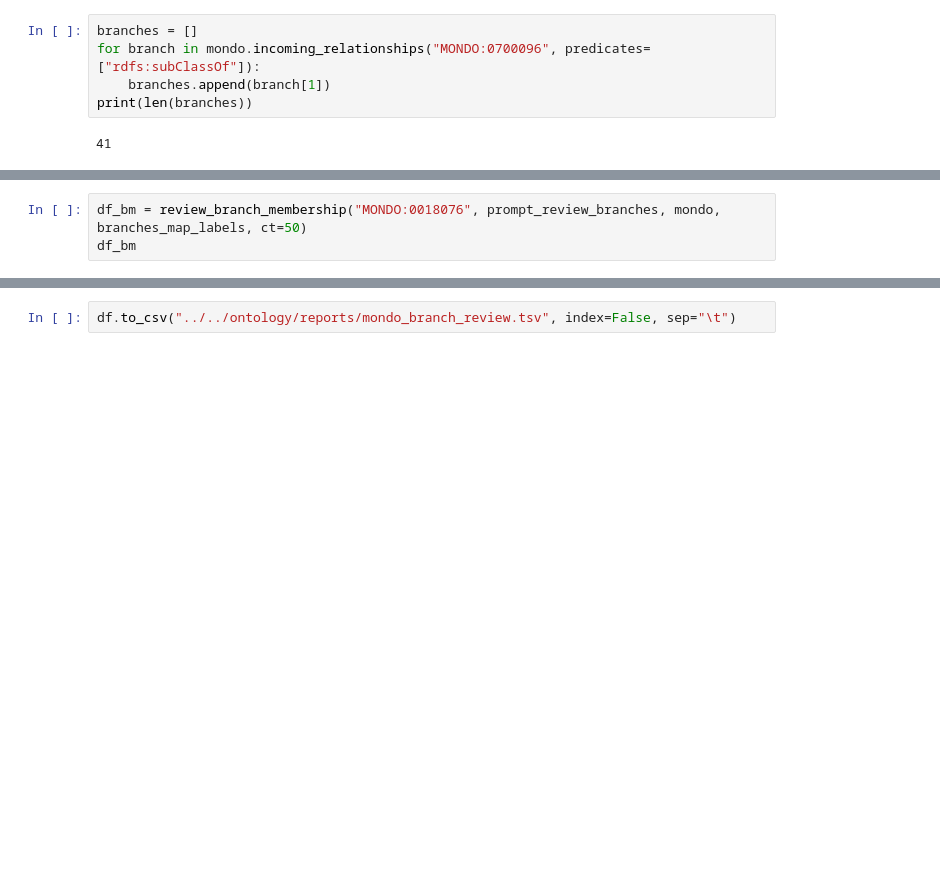
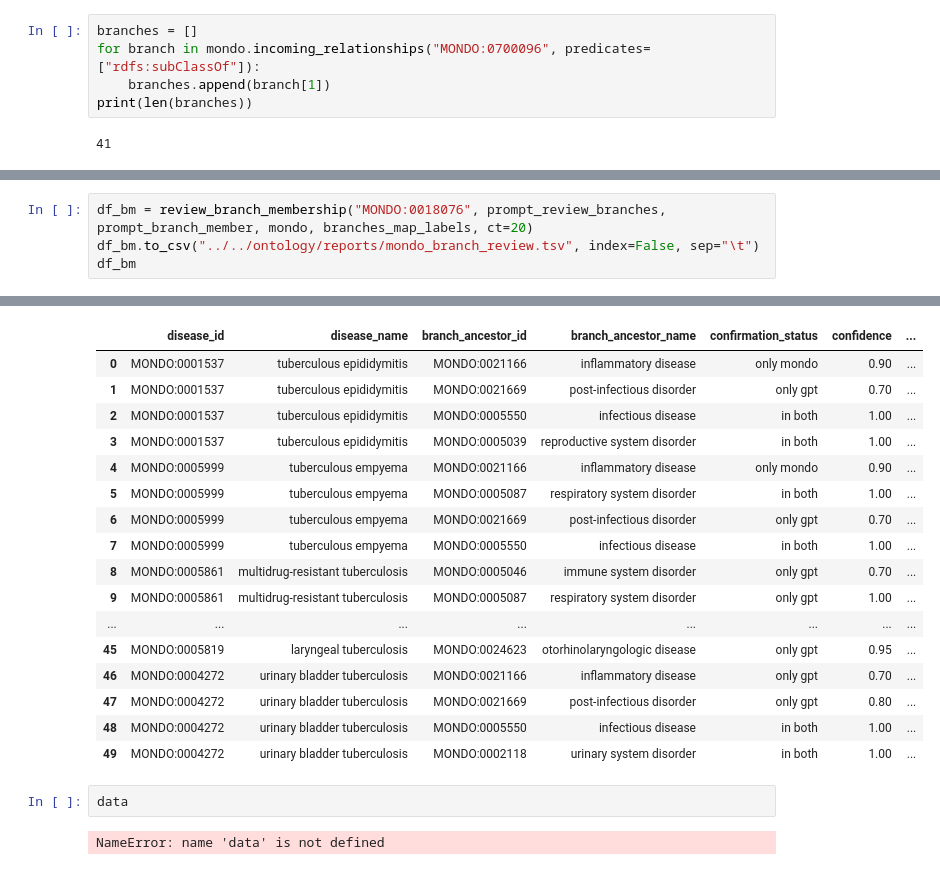
Before and after one commit to monarch-initiative/mondo, a Jupyter notebook: src/scripts/notebooks/mondo-gpt.ipynb, the cells around one changed output, grey strips where cells are left out. Saved outputs shown, nothing was run; the diff lists cells and outputs as text; blank space fills up the shorter version.

```diff
--- a/src/scripts/notebooks/mondo-gpt.ipynb
+++ b/src/scripts/notebooks/mondo-gpt.ipynb
@@ -264,4 +303,5 @@ def review_branch_membership(branch, prompt, ontology, branches_map_labels, ct =
 # %%
-df_bm = review_branch_membership("MONDO:0018076", prompt_review_branches, mondo, branches_map_labels, ct=50)
+df_bm = review_branch_membership("MONDO:0018076", prompt_review_branches, prompt_branch_member, mondo, branches_map_labels, ct=20)
+df_bm.to_csv("../../ontology/reports/mondo_branch_review.tsv", index=False, sep="\t")
 df_bm
 # %% [output]
@@ -285,2 +325,21 @@ df_bm
+|  | disease_id | disease_name | branch_ancestor_id | branch_ancestor_name | confirmation_status | confidence | ... |
+| 0 | MONDO:0001537 | tuberculous epididymitis | MONDO:0021166 | inflammatory disease | only mondo | 0.90 | ... |
+| 1 | MONDO:0001537 | tuberculous epididymitis | MONDO:0021669 | post-infectious disorder | only gpt | 0.70 | ... |
+| 2 | MONDO:0001537 | tuberculous epididymitis | MONDO:0005550 | infectious disease | in both | 1.00 | ... |
+| 3 | MONDO:0001537 | tuberculous epididymitis | MONDO:0005039 | reproductive system disorder | in both | 1.00 | ... |
+| 4 | MONDO:0005999 | tuberculous empyema | MONDO:0021166 | inflammatory disease | only mondo | 0.90 | ... |
+| 5 | MONDO:0005999 | tuberculous empyema | MONDO:0005087 | respiratory system disorder | in both | 1.00 | ... |
+| 6 | MONDO:0005999 | tuberculous empyema | MONDO:0021669 | post-infectious disorder | only gpt | 0.70 | ... |
+| 7 | MONDO:0005999 | tuberculous empyema | MONDO:0005550 | infectious disease | in both | 1.00 | ... |
+| 8 | MONDO:0005861 | multidrug-resistant tuberculosis | MONDO:0005046 | immune system disorder | only gpt | 0.70 | ... |
+| 9 | MONDO:0005861 | multidrug-resistant tuberculosis | MONDO:0005087 | respiratory system disorder | only gpt | 1.00 | ... |
+| ... | ... | ... | ... | ... | ... | ... | ... |
+| 45 | MONDO:0005819 | laryngeal tuberculosis | MONDO:0024623 | otorhinolaryngologic disease | only gpt | 0.95 | ... |
+| 46 | MONDO:0004272 | urinary bladder tuberculosis | MONDO:0021166 | inflammatory disease | only gpt | 0.70 | ... |
+| 47 | MONDO:0004272 | urinary bladder tuberculosis | MONDO:0021669 | post-infectious disorder | only gpt | 0.80 | ... |
+| 48 | MONDO:0004272 | urinary bladder tuberculosis | MONDO:0005550 | infectious disease | in both | 1.00 | ... |
+| 49 | MONDO:0004272 | urinary bladder tuberculosis | MONDO:0002118 | urinary system disorder | in both | 1.00 | ... |
-# %%
-df.to_csv("../../ontology/reports/mondo_branch_review.tsv", index=False, sep="\t")
+# %%
+data
+# %% [output]
+NameError: name 'data' is not defined
```
Also changed, not shown: parts of 4 cells of this notebook.
